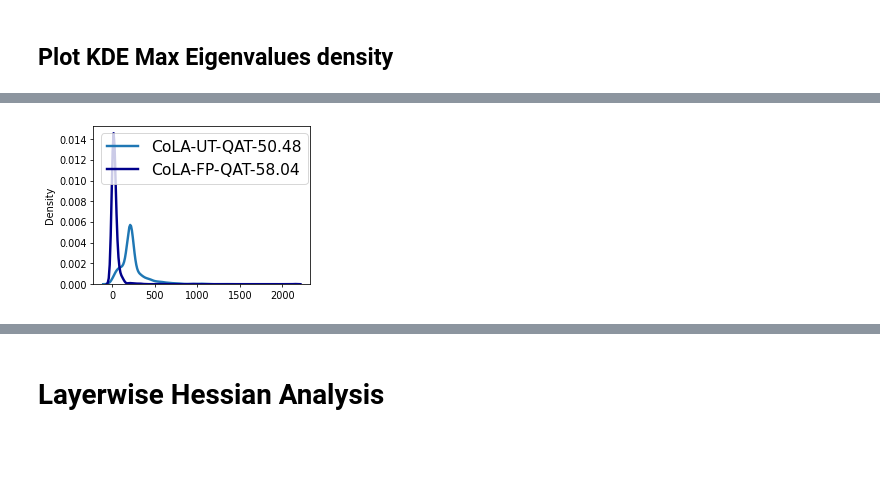
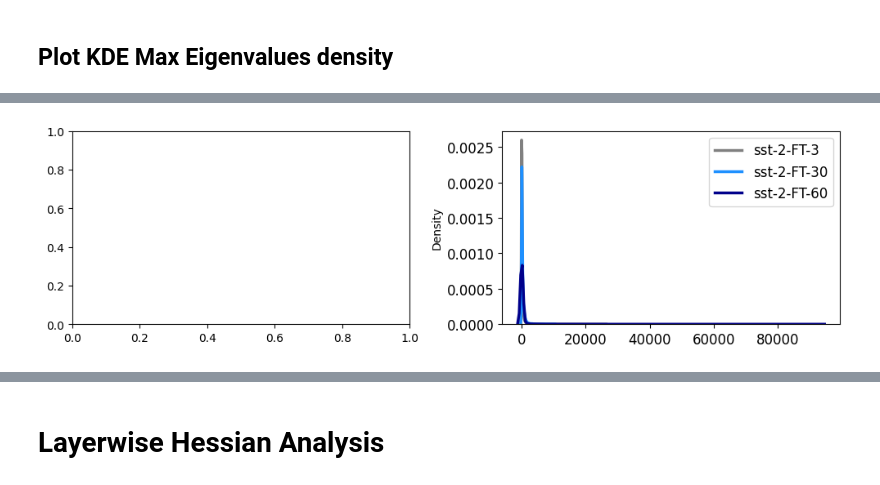
Before and after one commit to MarsJacobs/kd-qat-large-enc, a Jupyter notebook: Hessian_Analysis.ipynb, the cells around one changed output, grey strips where cells are left out. Saved outputs shown, nothing was run; the diff lists cells and outputs as text; code cells hidden in the pictures; blank space fills up the shorter version.

```diff
--- a/Hessian_Analysis.ipynb
+++ b/Hessian_Analysis.ipynb
@@ -47,41 +116,88 @@ import matplotlib.pyplot as plt
 #     # ternary_eigens = torch.load("hessian_value_pts/mrpc_ternary_result.pt")
 #     # sarq_eigens = torch.load("hessian_value_pts/mrpc_sarq_result.pt")
 
-ternary_eigens =torch.load("hessian_value_pts/cola-base-long-l2.pt")
-sarq_eigens = torch.load("hessian_value_pts/cola-base-l2.pt")
+task_name="sst-2"
+eigens_1 = torch.load(f"hessian_value_pts/{task_name}-base-FT-GT-3.pt")
+eigens_1_name = f"{task_name}-FT-3"
+eigens_2 =torch.load(f"hessian_value_pts/{task_name}-base-FT-GT-30.pt")
+eigens_2_name = f"{task_name}-FT-30"
+eigens_3 = torch.load(f"hessian_value_pts/{task_name}-base-FT-GT-60.pt")
+eigens_3_name = f"{task_name}-FT-60"
+eigens_4 = torch.load("hessian_value_pts/rte-base-DA-kd-pred.pt")
+eigens_4_name = "RTE-pred-DA"
 
 
-ternary_pos = []
-ternary_neg = []
-for eigen in ternary_eigens:
+eigens_1_pos = []
+eigens_1_neg = []
+for eigen in eigens_1:
     if eigen > 0:
-        ternary_pos.append(eigen)
+        eigens_1_pos.append(eigen)
     else:
-        ternary_neg.append(eigen)
+        eigens_1_neg.append(eigen)
 
-sarq_pos = []
-sarq_neg = []
-for eigen in sarq_eigens:
+eigens_2_pos = []
+eigens_2_neg = []
+for eigen in eigens_2:
     if eigen > 0:
-        sarq_pos.append(eigen)
+        eigens_2_pos.append(eigen)
     else:
-        sarq_neg.append(eigen)
+        eigens_2_neg.append(eigen)
 
-fs = 10
+eigens_3_pos = []
+eigens_3_neg = []
+for eigen in eigens_3:
+    if eigen > 0:
+        eigens_3_pos.append(eigen)
+    else:
+        eigens_3_neg.append(eigen)
+
+eigens_4_pos = []
+eigens_4_neg = []
+for eigen in eigens_3:
+    if eigen > 0:
+        eigens_4_pos.append(eigen)
+    else:
+        eigens_4_neg.append(eigen)
+
+fs = 12
 lw = 2.5
 
-fig, axes = plt.subplots(1, 1, figsize=(4,3), dpi=70)
-# sns.kdeplot(ternary_init_pos, color="gray", label="1 Epoch", linewidth=lw, ax=axes[1])
-sns.kdeplot(sarq_pos, color="tab:blue", label="CoLA-UT-QAT-50.48", linewidth=lw, ax=axes)
-sns.kdeplot(ternary_pos, color="darkblue", label="CoLA-FP-QAT-58.04", linewidth=lw, ax=axes)
-plt.legend(fontsize = fs+6, loc=1)
+fig, axes = plt.subplots(1, 2, figsize=(10
+                                        ,3), dpi=100)
+
+color_1 = "gray"
+color_2 = "dodgerblue"
+color_3 = "darkblue"
+color_4 = "tab:red"
+
+sns.kdeplot(eigens_1_pos, color=color_1, label=eigens_1_name, linewidth=lw, ax=axes[1])
+sns.kdeplot(eigens_2_pos, color=color_2, label=eigens_2_name, linewidth=lw, ax=axes[1])
+sns.kdeplot(eigens_3_pos, color=color_3, label=eigens_3_name, linewidth=lw, ax=axes[1])
+# sns.kdeplot(eigens_4_pos, color=color_4, label=eigens_4_name, linewidth=lw, ax=axes[1])
+axes[1].legend(fontsize = fs, loc=1)
+# axes[1].set_xlim(-1500,3000)
 plt.xticks(fontsize=fs)
 plt.yticks(fontsize=fs)
 
-# sns.kdeplot(ternary_init_neg, color="gray", label="1 Epoch", linewidth=lw, ax=axes[0])
-# sns.kdeplot(sarq_neg, color="tab:blue", label="CoLA-UT-QAT-50.48", linewidth=lw, ax=axes)
-# sns.kdeplot(ternary_neg, color="darkblue", label="CoLA-FP-QAT-58.04", linewidth=lw, ax=axes)
-plt.legend(fontsize = fs+6,loc=2)
+
+
+# sns.kdeplot(eigens_1_neg, color=color_1, label="CoLA-UT-QAT-50.48", linewidth=lw, ax=axes[0])
+# sns.kdeplot(eigens_2_neg, color=color_2, label="CoLA-FP-QAT-58.04", linewidth=lw, ax=axes[0])#
+# sns.kdeplot(eigens_3_neg, color=color_3, label=eigens_3_name, linewidth=lw, ax=axes[0])
+# axes[0].set_xlim(-5000,4)
+# sns.kdeplot(eigens_4_neg, color=color_4, label=eigens_4_name, linewidth=lw, ax=axes[0])
+# axes[0].legend(fontsize = fs, loc=2)
 plt.xticks(fontsize=fs)
 plt.yticks(fontsize=fs)
+
+# fig.tight_layout()
+# fig, axes = plt.subplots(1, 2, figsize=(8,3), dpi=100)
+
+# sns.kdeplot(eigens_4_pos, color="tab:red", label=eigens_3_name, linewidth=lw, ax=axes[1])
+# sns.kdeplot(eigens_4_neg, color="tab:red", label=eigens_3_name, linewidth=lw, ax=axes[0])
+# axes[1].legend(fontsize = fs, loc=1)
+
+# plt.xticks(fontsize=fs)
+# plt.yticks(fontsize=fs)
+fig.tight_layout()
 # %% [output]
@@ -98 +204 @@ plt.yticks(fontsize=fs)
-[figure, old version]
+[figure, new version]
```
Also changed, not shown: parts of 8 cells of this notebook, 44 other files.
